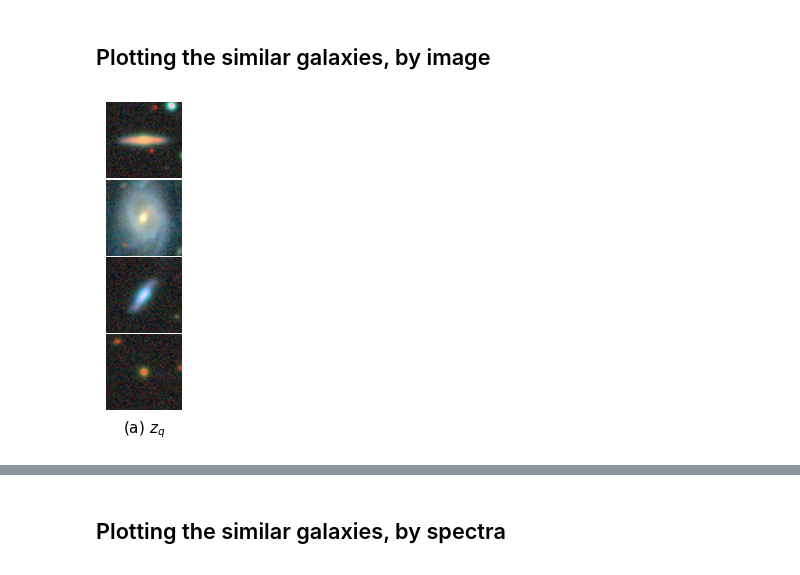
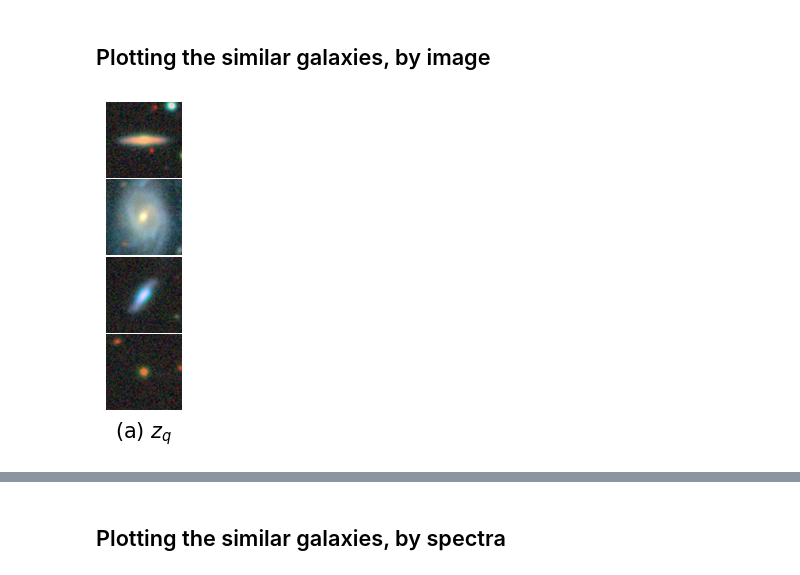
Before and after one commit to adnansiddiquei/AstroCLIP, a Jupyter notebook: results/downstream_tasks/Similarity Search.ipynb, the cells around one changed output, grey strips where cells are left out. Cells and saved outputs as stored; diff of their text form; code cells hidden in the pictures.

```diff
--- a/results/downstream_tasks/Similarity Search.ipynb
+++ b/results/downstream_tasks/Similarity Search.ipynb
@@ -103,23 +103,23 @@ sp_sp
 # %%
 # First we plot the images of the query galaxies
 def plot_query_galaxy_images(query_images):
     query_images = CenterCrop(96)(query_images.permute(0, 3, 1, 2))
     query_images = ToRGB()(query_images)
 
     n_rows = 4
     fig, ax = plt.subplots(figsize=(1, n_rows), nrows=n_rows, ncols=1)
 
     [ax[i].imshow(query_images[i]) for i in range(n_rows)]
     [ax[i].axis('off') for i in range(n_rows)]
     plt.subplots_adjust(hspace=0.02, wspace=0)
-    ax[n_rows-1].set_title(r'(a) $z_{q}$', fontsize=11, y=-0.4)
+    ax[n_rows-1].set_title(r'(a) $z_{q}$', fontsize=15, y=-0.47)
 
     return fig, ax
 
 fig, ax = plot_query_galaxy_images(query['image'])
 plt.savefig('out/sim_search_query_images.png', bbox_inches='tight')
 # %% [output]
-[figure, old version]
+[figure, new version]
 # %%
 def plot_image(images, title):
     nrows, ncols = 4, 3
```
Also changed, not shown: parts of 3 cells of this notebook, 11 other files.
